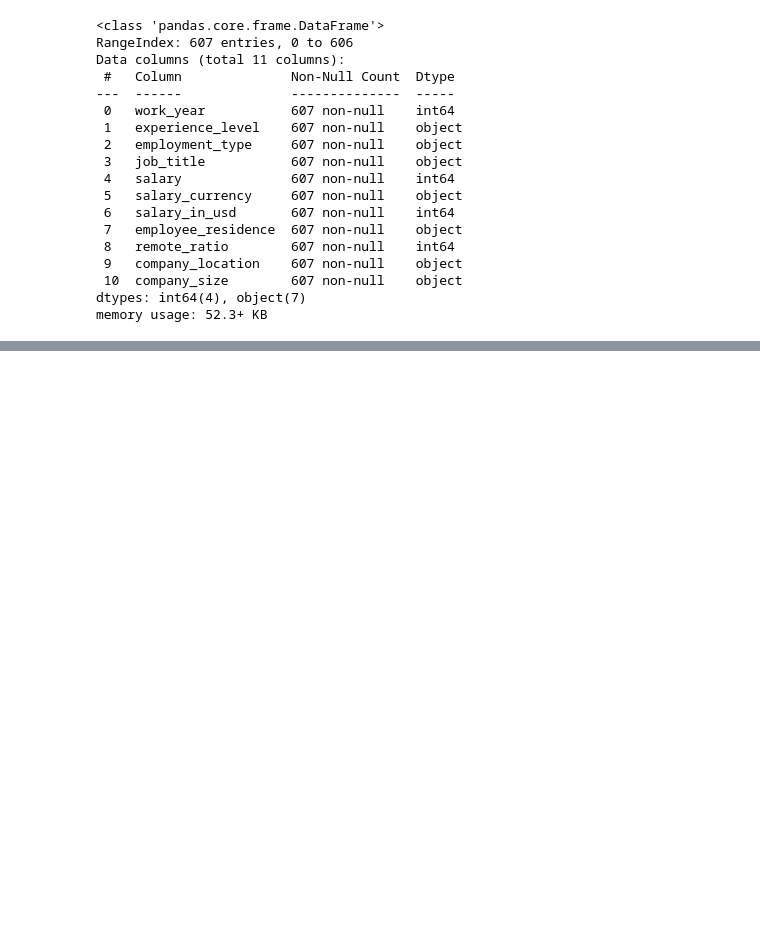
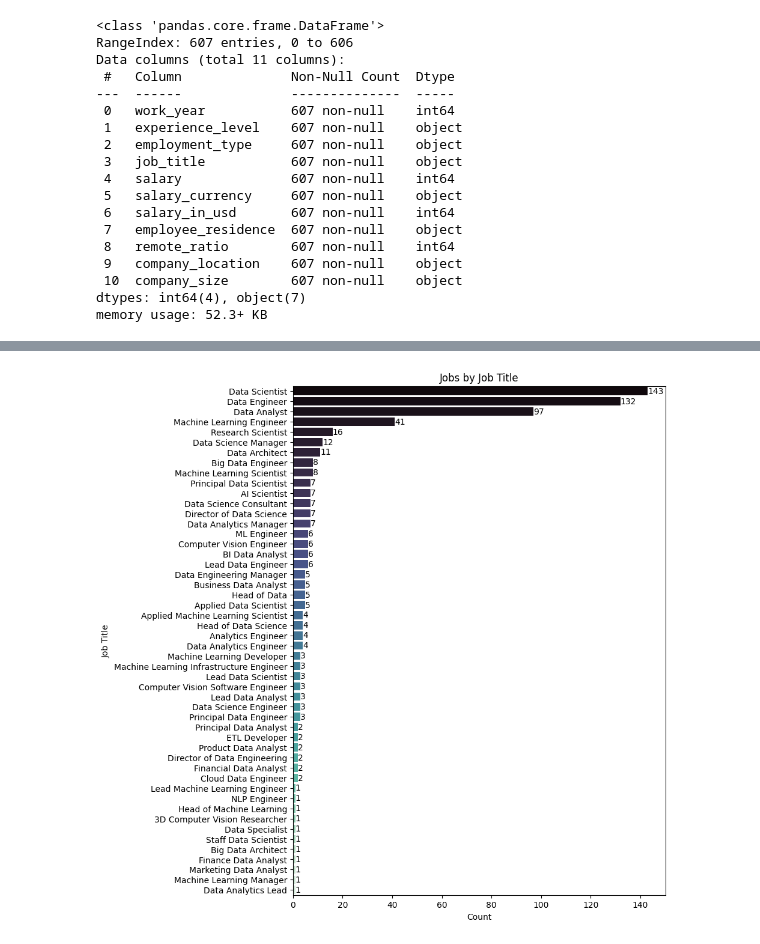
Before and after one commit to kayodeolusanya/Data-Scientist-Salaries-Python-, a Jupyter notebook: Data_Scientist.ipynb, the cells around one changed output, grey strips where cells are left out. Cells and saved outputs as stored; diff of their text form; code cells hidden in the pictures; blank space fills up the shorter version.

```diff
--- a/Data_Scientist.ipynb
+++ b/Data_Scientist.ipynb
@@ -320,0 +179,12 @@ array(['Large(>500)', 'Small(<50)', 'Medium(<500)'], dtype=object)
+# %%
+# To plot graph for Employees Job Title
+plt.figure(figsize=(8,11))
+jt = sns.countplot(y=df["job_title"], order=df["job_title"].value_counts(ascending= False).index, palette='mako')
+values = df['job_title'].value_counts(ascending=False).values
+jt.bar_label(container=jt.containers[0], labels=values);
+plt.ylabel('Job Title')
+plt.xlabel('Count')
+plt.title('Jobs by Job Title')
+plt.show()
+# %% [output]
+[figure, added]
```
Also changed, not shown: parts of 53 cells of this notebook.
